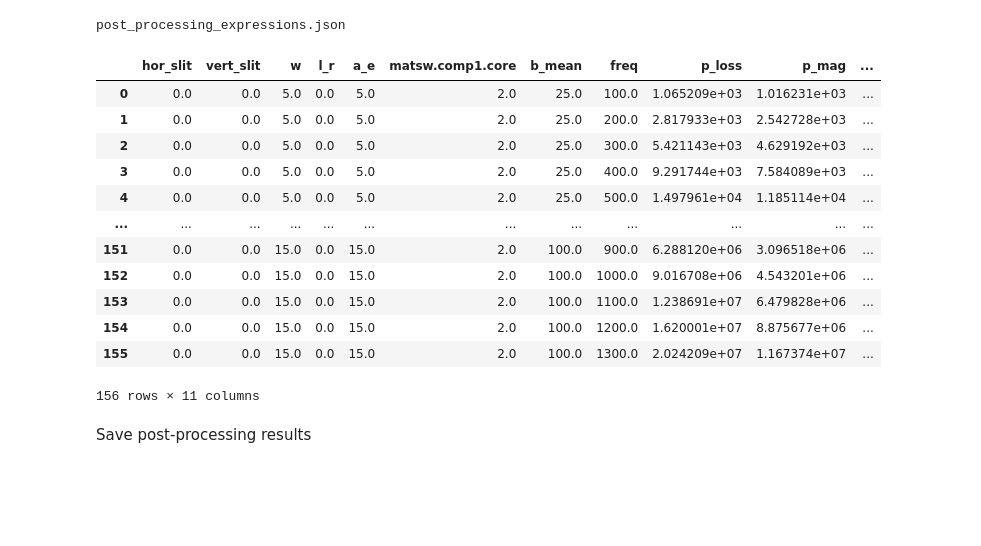
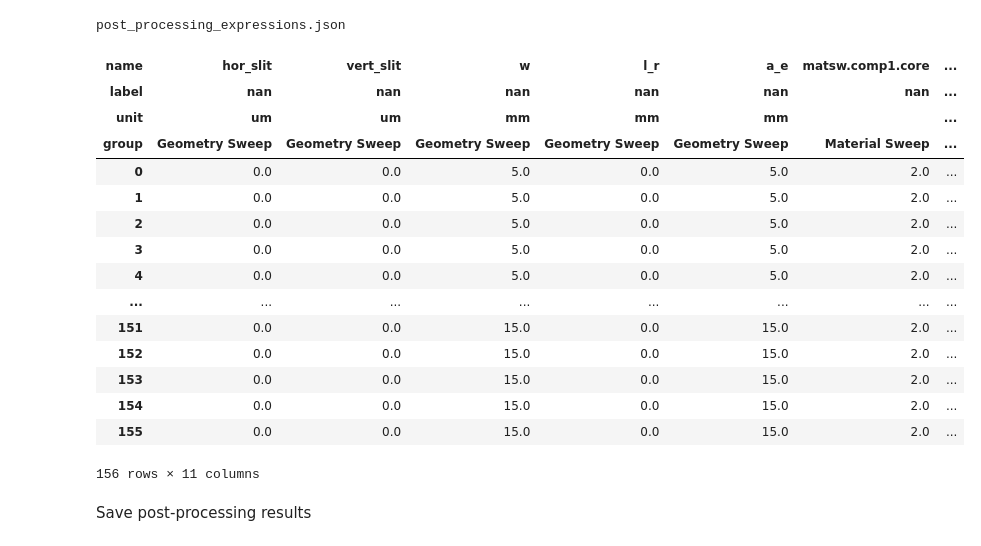
Before and after one commit to upb-lea/MPhSweepKit, a Jupyter notebook: examples/studies/infinite_ferrite_cross_sections/script_2_post_processing.ipynb, the cells around one changed output. Cells and saved outputs as stored; diff of their text form; code cells hidden in the pictures; blank space fills up the shorter version.

```diff
--- a/examples/studies/infinite_ferrite_cross_sections/script_2_post_processing.ipynb
+++ b/examples/studies/infinite_ferrite_cross_sections/script_2_post_processing.ipynb
@@ -47,20 +47,23 @@ post_processing_expressions.json
 # %%
 csm.post_process(post_processing_exprs)
 # %%
-csm.combined_data
+display(csm.combined_data.head())
 # %% [output]
-|  | hor_slit | vert_slit | w | l_r | a_e | matsw.comp1.core | b_mean | freq | p_loss | p_mag | ... |
-| 0 | 0.0 | 0.0 | 5.0 | 0.0 | 5.0 | 2.0 | 25.0 | 100.0 | 1.065209e+03 | 1.016231e+03 | ... |
-| 1 | 0.0 | 0.0 | 5.0 | 0.0 | 5.0 | 2.0 | 25.0 | 200.0 | 2.817933e+03 | 2.542728e+03 | ... |
-| 2 | 0.0 | 0.0 | 5.0 | 0.0 | 5.0 | 2.0 | 25.0 | 300.0 | 5.421143e+03 | 4.629192e+03 | ... |
-| 3 | 0.0 | 0.0 | 5.0 | 0.0 | 5.0 | 2.0 | 25.0 | 400.0 | 9.291744e+03 | 7.584089e+03 | ... |
-| 4 | 0.0 | 0.0 | 5.0 | 0.0 | 5.0 | 2.0 | 25.0 | 500.0 | 1.497961e+04 | 1.185114e+04 | ... |
-| ... | ... | ... | ... | ... | ... | ... | ... | ... | ... | ... | ... |
-| 151 | 0.0 | 0.0 | 15.0 | 0.0 | 15.0 | 2.0 | 100.0 | 900.0 | 6.288120e+06 | 3.096518e+06 | ... |
-| 152 | 0.0 | 0.0 | 15.0 | 0.0 | 15.0 | 2.0 | 100.0 | 1000.0 | 9.016708e+06 | 4.543201e+06 | ... |
-| 153 | 0.0 | 0.0 | 15.0 | 0.0 | 15.0 | 2.0 | 100.0 | 1100.0 | 1.238691e+07 | 6.479828e+06 | ... |
-| 154 | 0.0 | 0.0 | 15.0 | 0.0 | 15.0 | 2.0 | 100.0 | 1200.0 | 1.620001e+07 | 8.875677e+06 | ... |
-| 155 | 0.0 | 0.0 | 15.0 | 0.0 | 15.0 | 2.0 | 100.0 | 1300.0 | 2.024209e+07 | 1.167374e+07 | ... |
+| name | hor_slit | vert_slit | w | l_r | a_e | matsw.comp1.core | ... |
+| label | nan | nan | nan | nan | nan | nan | ... |
+| unit | um | um | mm | mm | mm |  | ... |
+| group | Geometry Sweep | Geometry Sweep | Geometry Sweep | Geometry Sweep | Geometry Sweep | Material Sweep | ... |
+| 0 | 0.0 | 0.0 | 5.0 | 0.0 | 5.0 | 2.0 | ... |
+| 1 | 0.0 | 0.0 | 5.0 | 0.0 | 5.0 | 2.0 | ... |
+| 2 | 0.0 | 0.0 | 5.0 | 0.0 | 5.0 | 2.0 | ... |
+| 3 | 0.0 | 0.0 | 5.0 | 0.0 | 5.0 | 2.0 | ... |
+| 4 | 0.0 | 0.0 | 5.0 | 0.0 | 5.0 | 2.0 | ... |
+| ... | ... | ... | ... | ... | ... | ... | ... |
+| 151 | 0.0 | 0.0 | 15.0 | 0.0 | 15.0 | 2.0 | ... |
+| 152 | 0.0 | 0.0 | 15.0 | 0.0 | 15.0 | 2.0 | ... |
+| 153 | 0.0 | 0.0 | 15.0 | 0.0 | 15.0 | 2.0 | ... |
+| 154 | 0.0 | 0.0 | 15.0 | 0.0 | 15.0 | 2.0 | ... |
+| 155 | 0.0 | 0.0 | 15.0 | 0.0 | 15.0 | 2.0 | ... |
 156 rows × 11 columns
 # %% [markdown]
 Save post-processing results
```
Also changed, not shown: 11 other files.
